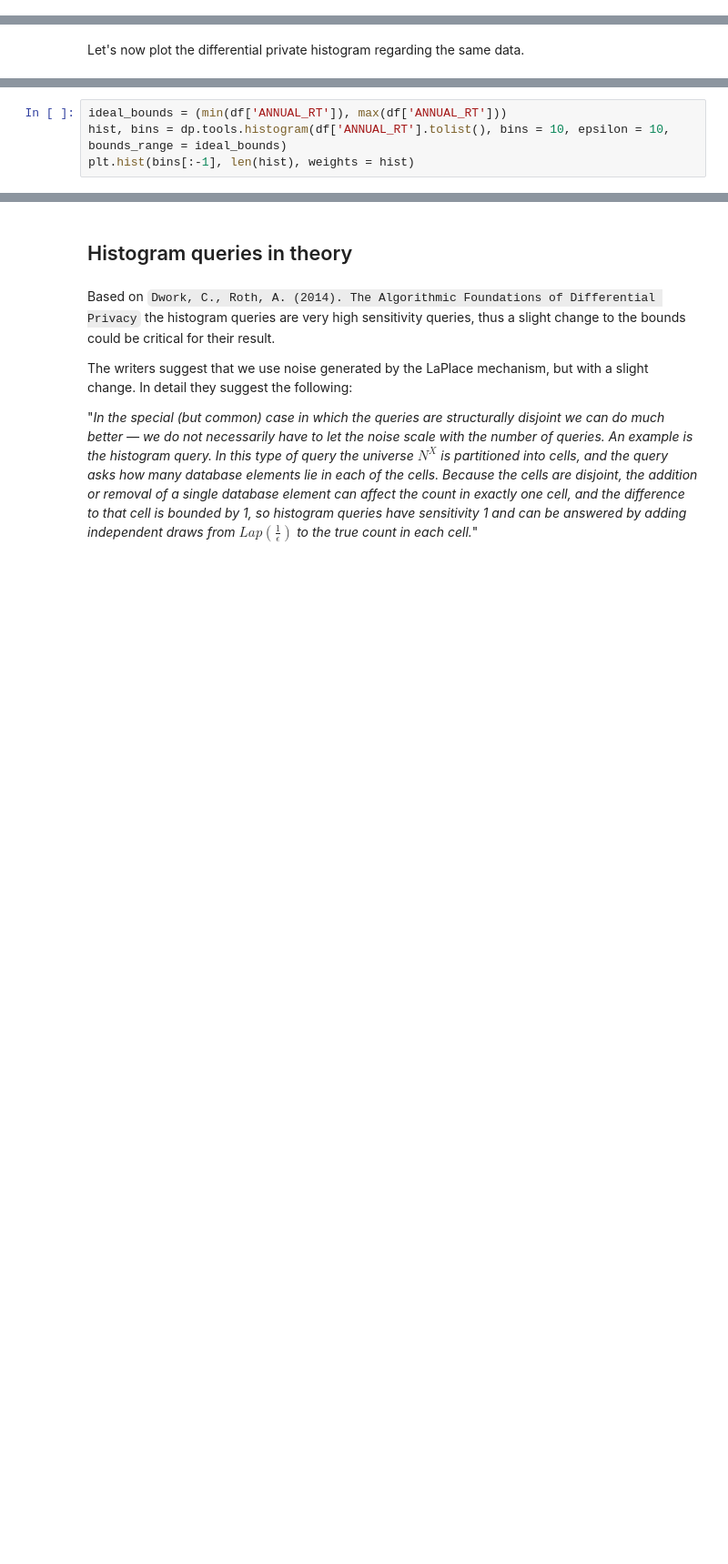
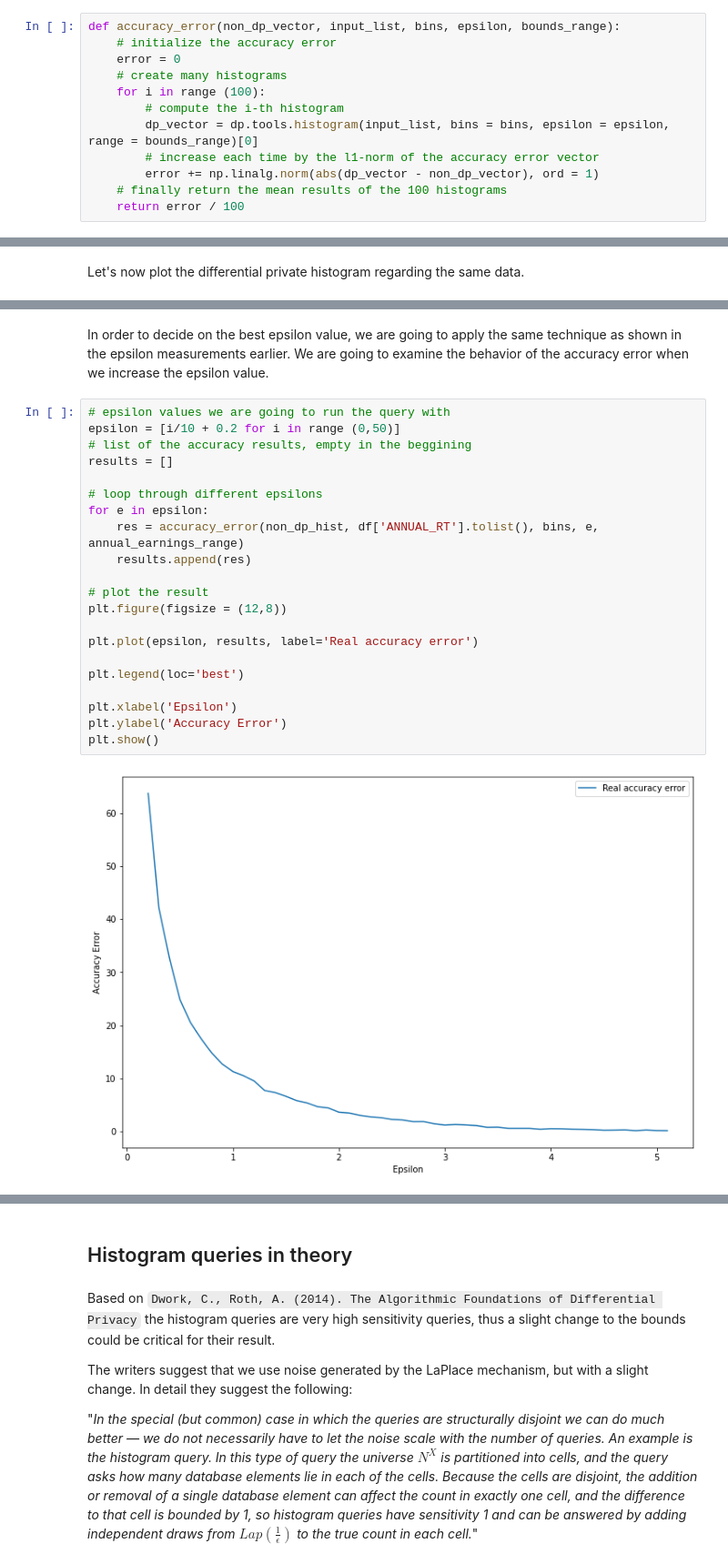
Before and after one commit to nikosgalanis/local-dp-protocols, a Jupyter notebook: ibm_lib_work/histograms.ipynb, the cells around one changed output, grey strips where cells are left out. Shown at 91% size. Saved outputs shown, nothing was run; the diff lists cells and outputs as text; blank space fills up the shorter version.

```diff
--- a/ibm_lib_work/histograms.ipynb
+++ b/ibm_lib_work/histograms.ipynb
@@ -95,3 +113,15 @@ def accurate_histogram(input_list, bins, epsilon, bounds_range):
+# %%
+def accuracy_error(non_dp_vector, input_list, bins, epsilon, bounds_range):
+    # initialize the accuracy error
+    error = 0
+    # create many histograms
+    for i in range (100):
+        # compute the i-th histogram
+        dp_vector = dp.tools.histogram(input_list, bins = bins, epsilon = epsilon, range = bounds_range)[0]
+        # increase each time by the l1-norm of the accuracy error vector
+        error += np.linalg.norm(abs(dp_vector - non_dp_vector), ord = 1)
+    # finally return the mean results of the 100 histograms
+    return error / 100
 # %% [markdown]
 ### Histogram on annual earnings
 # %% [markdown]
@@ -126,4 +165,0 @@ The results are rather alarming. The 2 histograms are not even close when it com
-# %%
-ideal_bounds = (min(df['ANNUAL_RT']), max(df['ANNUAL_RT']))
-hist, bins = dp.tools.histogram(df['ANNUAL_RT'].tolist(), bins = 10, epsilon = 10, bounds_range = ideal_bounds)
-plt.hist(bins[:-1], len(hist), weights = hist)
@@ -159,0 +176,25 @@ Let's now run the IBM's histogram without specifying any parameters, just the co
+# %% [markdown]
+In order to decide on the best epsilon value, we are going to apply the same technique as shown in the epsilon measurements earlier. We are going to examine the behavior of the accuracy error when we increase the epsilon value.
+# %%
+# epsilon values we are going to run the query with
+epsilon = [i/10 + 0.2 for i in range (0,50)]
+# list of the accuracy results, empty in the beggining
+results = []
+
+# loop through different epsilons
+for e in epsilon:
+    res = accuracy_error(non_dp_hist, df['ANNUAL_RT'].tolist(), bins, e, annual_earnings_range)
+    results.append(res)
+
+# plot the result
+plt.figure(figsize = (12,8))
+
+plt.plot(epsilon, results, label='Real accuracy error')
+
+plt.legend(loc='best')
+
+plt.xlabel('Epsilon')
+plt.ylabel('Accuracy Error')
+plt.show()
+# %% [output]
+[figure, added]
```
Also changed, not shown: parts of 29 cells of this notebook, 1 other file.
